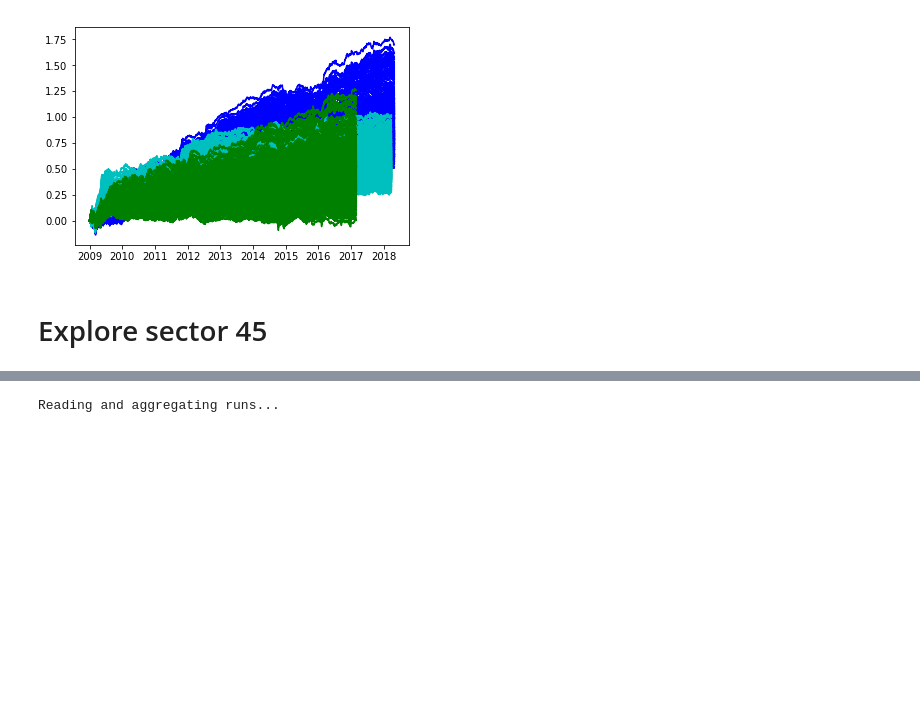
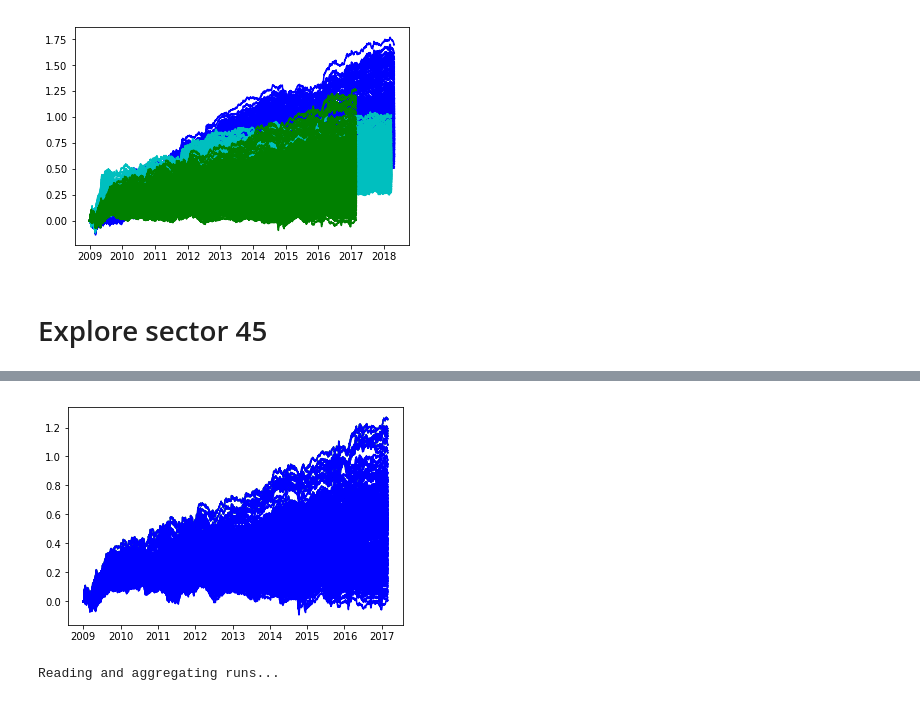
Before and after one commit to ryanoley/ram, a Jupyter notebook: research/statarb/20181009_StatArb_smallgroup.ipynb, the cells around one changed output, grey strips where cells are left out. Drawn from its saved outputs; the diff is of its cells as text; code cells hidden in the pictures; blank space fills up the shorter version.

```diff
--- a/research/statarb/20181009_StatArb_smallgroup.ipynb
+++ b/research/statarb/20181009_StatArb_smallgroup.ipynb
@@ -106,3 +106,6 @@ plt.show()
 [figure]
 # %% [markdown]
 # Explore sector 45
+# %%
+run2B = RunManager('StatArbStrategy', 'run_0127')
+run2B.import_return_frame()
@@ -118,3 +142,11 @@ run2a = RunManager('StatArbStrategy', 'run_0154', drop_params=drop_params)
+# %%
+plt.figure()
+plt.plot(run2a.returns.dropna().cumsum(), 'g')
+plt.plot(run2B.returns.dropna().cumsum(), 'b')
+
+plt.show()
+# %% [output]
+[figure, added]
 # %%
 # Create combo search
 comb2a = CombinationSearch()
```
Also changed, not shown: parts of 3 cells of this notebook, 1 other file.
